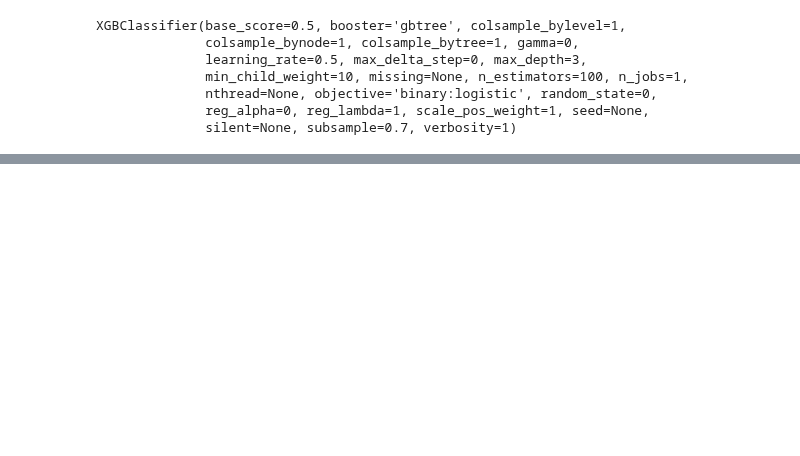
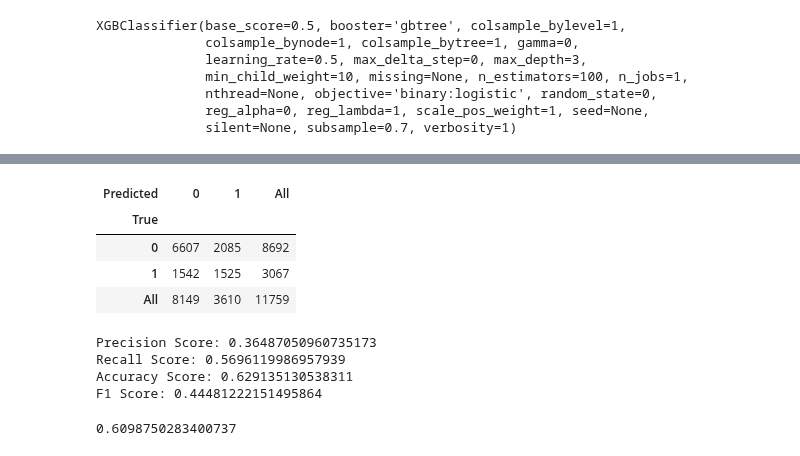
Before and after one commit to JonBebi/Kickfinisher, a Jupyter notebook: Kick_2016.ipynb, the cells around one changed output, grey strips where cells are left out. Cells and saved outputs as stored; diff of their text form; code cells hidden in the pictures; blank space fills up the shorter version.

```diff
--- a/Kick_2016.ipynb
+++ b/Kick_2016.ipynb
@@ -830,0 +860,2 @@ pd.crosstab(y_test, y_pred, rownames=['True'], colnames=['Predicted'], margins=T
+# %%
+y_pred = forest.predict(ca)
@@ -830,0 +873,8 @@ pd.crosstab(y_test, y_pred, rownames=['True'], colnames=['Predicted'], margins=T
+# %%
+pd.crosstab(y_test, y_pred, rownames=['True'], colnames=['Predicted'], margins=True)
+# %% [output]
+| Predicted | 0 | 1 | All |
+| True |  |  |  |
+| 0 | 6607 | 2085 | 8692 |
+| 1 | 1542 | 1525 | 3067 |
+| All | 8149 | 3610 | 11759 |
@@ -830,0 +883,11 @@ pd.crosstab(y_test, y_pred, rownames=['True'], colnames=['Predicted'], margins=T
+# %%
+print_metrics(y_test, y_pred)
+# %% [output]
+Precision Score: 0.36487050960735173
+Recall Score: 0.5696119986957939
+Accuracy Score: 0.629135130538311
+F1 Score: 0.44481222151495864
+# %%
+roc_auc_score(y_test, y_pred)
+# %% [output]
+0.6098750283400737
```
Also changed, not shown: parts of 45 cells of this notebook.
